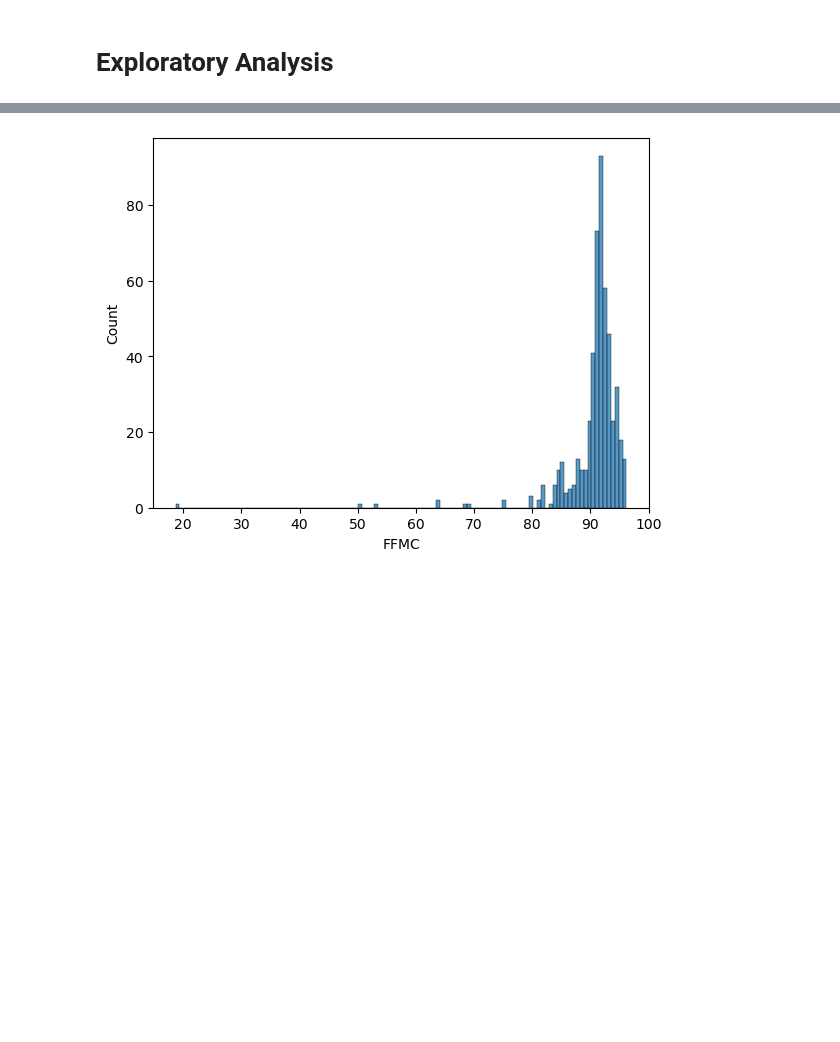
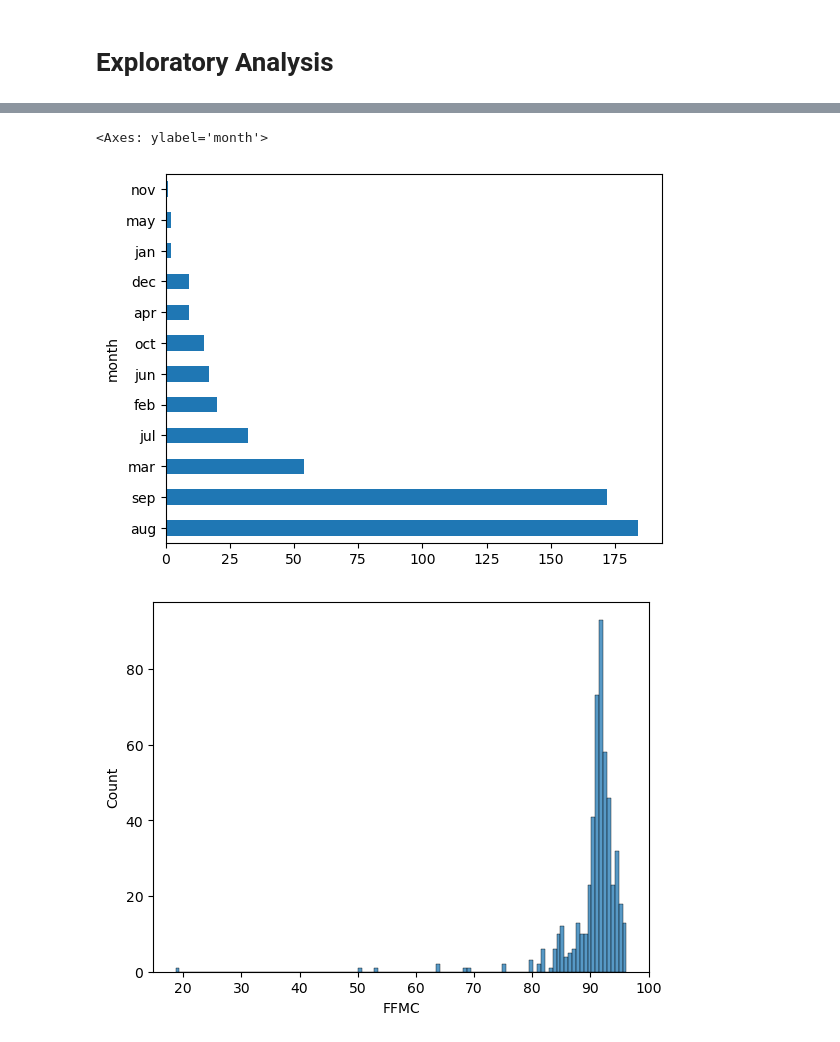
Before and after one commit to SantanaSabrina/forest-fires, a Jupyter notebook: SS notebooks/Explore.ipynb, the cells around one changed output, grey strips where cells are left out. Cells and saved outputs as stored; diff of their text form; code cells hidden in the pictures; blank space fills up the shorter version.

```diff
--- a/SS notebooks/Explore.ipynb
+++ b/SS notebooks/Explore.ipynb
@@ -66,3 +66,7 @@ df.describe()
 | max | 9.000000 | 9.000000 | 96.200000 | 291.300000 | 860.600000 | 56.100000 | 33.300000 | 100.000000 | 9.400000 | 6.400000 | 1090.840000 |
 # %% [markdown]
 # Exploratory Analysis
+# %%
+#Count the frequency of unique values in the "Month" column
+month_counts = df.value_counts("month")
+month_counts
@@ -69,3 +88,9 @@ df.describe()
+# %%
+#Plot matplotlib barplot for the month counts
+month_counts.plot.barh()
+# %% [output]
+<Axes: ylabel='month'>
+[figure, added]
 # %%
 # histograms
 sns.histplot(df["FFMC"])
```
Also changed, not shown: parts of 16 cells of this notebook, 1 other file.
